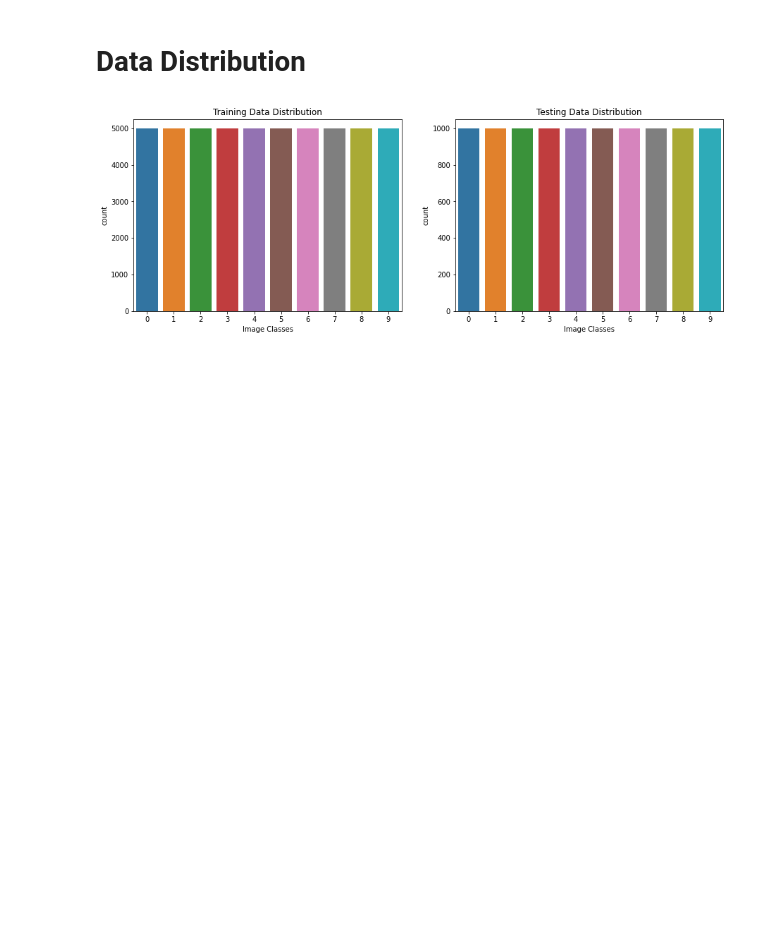
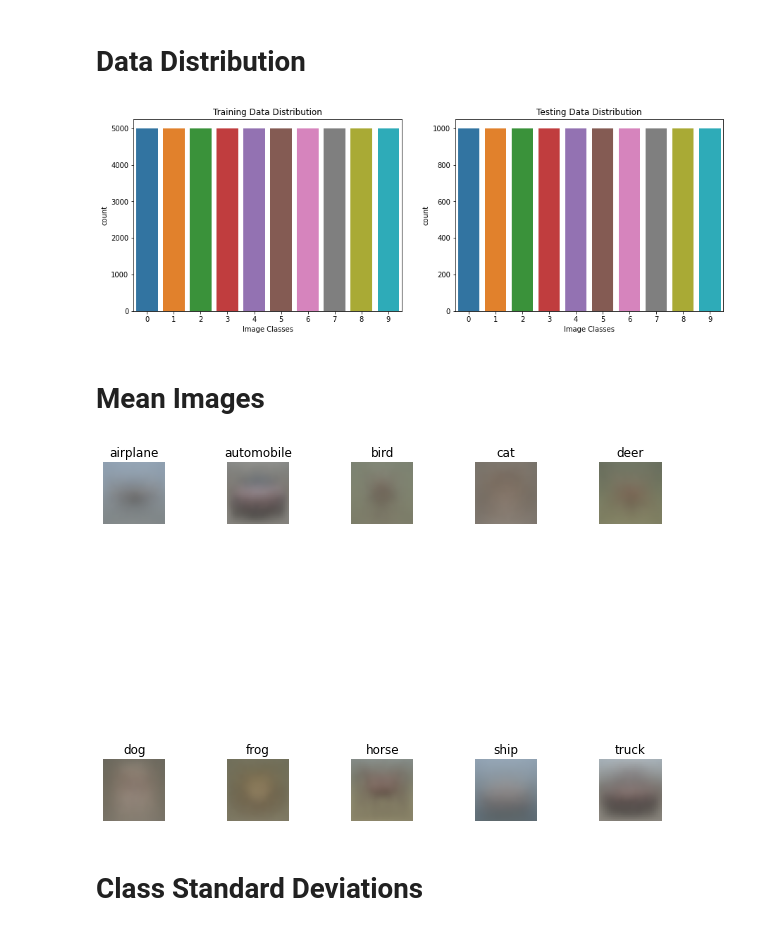
Before and after one commit to singh264/CSC2515-Project, a Jupyter notebook: main.ipynb, the cells around one changed output. Drawn from its saved outputs; the diff is of its cells as text; code cells hidden in the pictures; blank space fills up the shorter version.

Commit message:
Add mean, variance, standard deviation and contrast.

```diff
--- a/main.ipynb
+++ b/main.ipynb
@@ -26,7 +26,7 @@ print(f'Output dimensions = {output_dimensions}')
 print('')
 
 # Output labels defined at https://www.cs.toronto.edu/~kriz/cifar.html
-output_labels = {
+labels = {
     0: 'airplane',
     1: 'automobile',
     2: 'bird',
@@ -63,3 +63,27 @@ axes[1].set_xlabel('Image Classes')
 plt.show()
 # %% [output]
 [figure]
+# %% [markdown]
+# Mean Images
+# %%
+def plot_images_per_class(data_map):
+    R, C = 2, 5
+    fig, axes = plt.subplots(R, C, figsize=(10,10))
+    axes = axes.ravel()
+    for i in range(R*C):
+        axes[i].imshow(mean_train_images[i].astype(np.uint8))
+        axes[i].set_title(f'{labels[i]}')
+        axes[i].axis('off')
+        plt.subplots_adjust(wspace=1)
+
+def get_mean_image(x_train, label):
+    images = np.array([x for x, l in zip(x_train, y_train) if l == label])
+    return np.mean(images, axis=0)
+
+mean_train_images = {label: get_mean_image(x_train, label) for label in labels}
+plot_images(mean_train_images)
+# print(mean_train_images)
+# %% [output]
+[figure, added]
+# %% [markdown]
+# Class Standard Deviations
```
Also changed, not shown: parts of 5 cells of this notebook.
